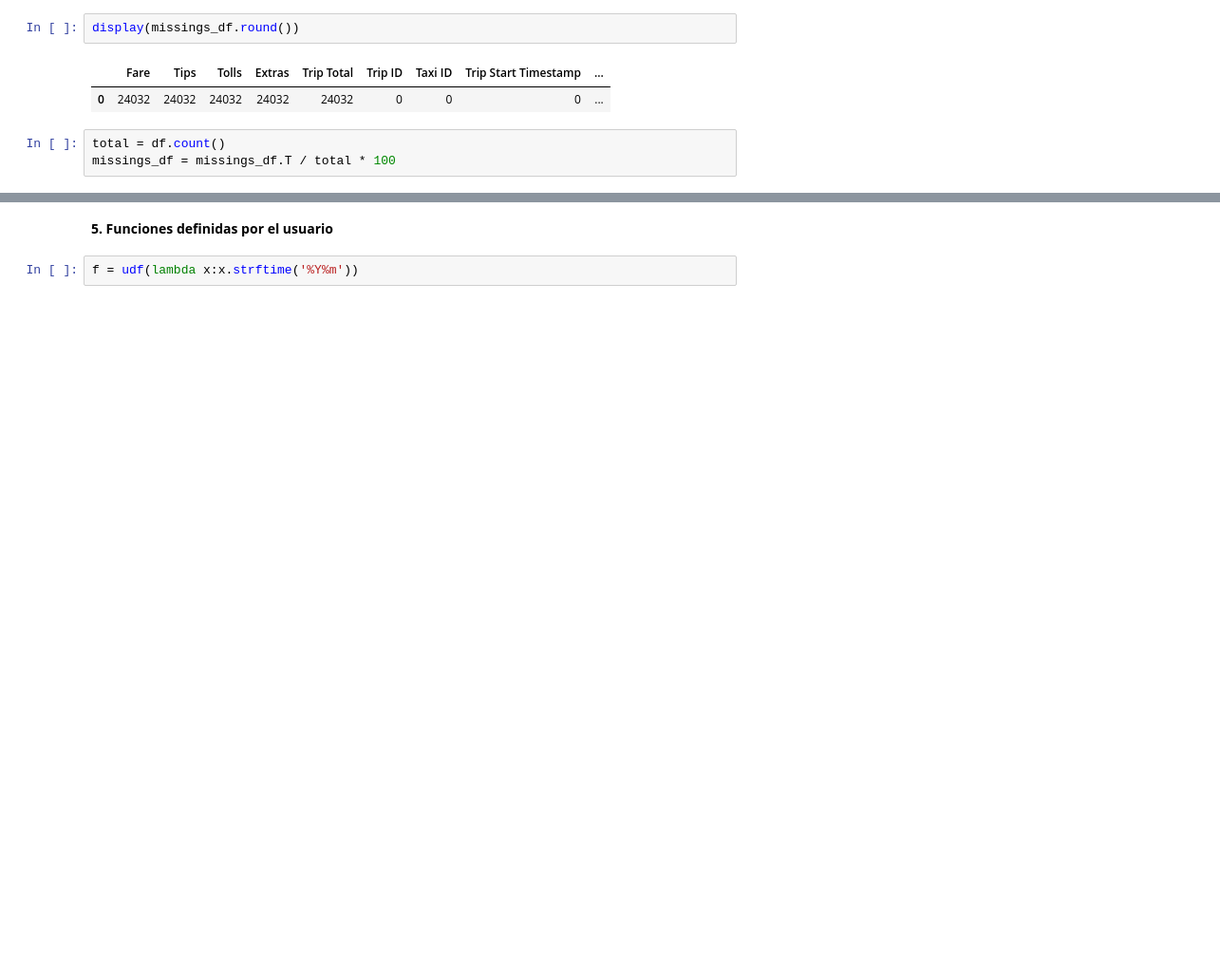
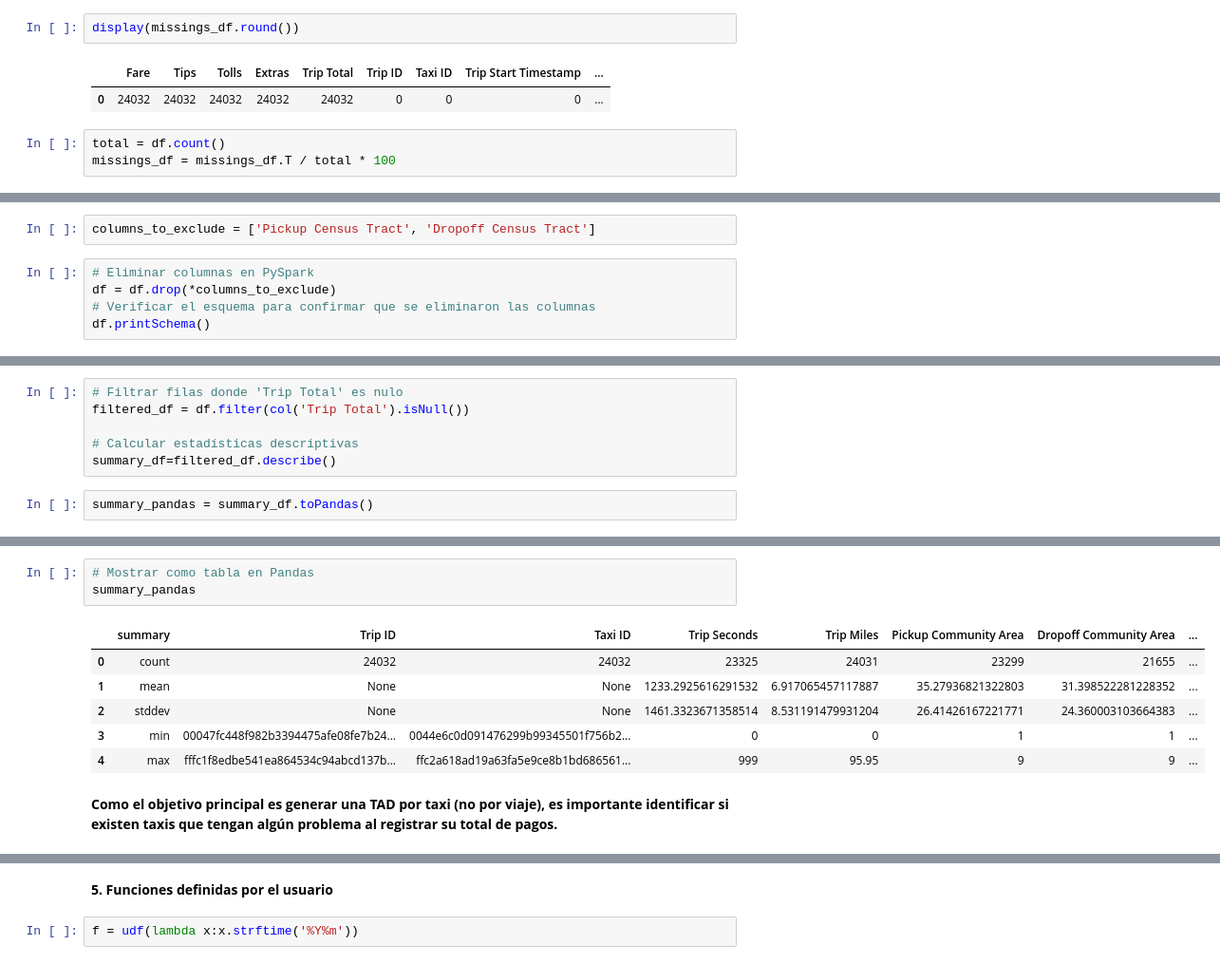
Before and after one commit to cuauhtemocbe/Taxi-GCP-Spark, a Jupyter notebook: Taxis_Trips_Prediction.ipynb, the cells around one changed output, grey strips where cells are left out. Shown at 95% size. Drawn from its saved outputs; the diff is of its cells as text; blank space fills up the shorter version.

```diff
--- a/Taxis_Trips_Prediction.ipynb
+++ b/Taxis_Trips_Prediction.ipynb
@@ -324,0 +306,7 @@ missings_df.reset_index().sort_values(0, ascending=False)
+# %%
+columns_to_exclude = ['Pickup Census Tract', 'Dropoff Census Tract']
+# %%
+# Eliminar columnas en PySpark
+df = df.drop(*columns_to_exclude)
+# Verificar el esquema para confirmar que se eliminaron las columnas
+df.printSchema()
@@ -324,0 +385,8 @@ missings_df.reset_index().sort_values(0, ascending=False)
+# %%
+# Filtrar filas donde 'Trip Total' es nulo
+filtered_df = df.filter(col('Trip Total').isNull())
+
+# Calcular estadísticas descriptivas
+summary_df=filtered_df.describe()
+# %%
+summary_pandas = summary_df.toPandas()
@@ -324,0 +401,12 @@ missings_df.reset_index().sort_values(0, ascending=False)
+# %%
+# Mostrar como tabla en Pandas
+summary_pandas
+# %% [output]
+|  | summary | Trip ID | Taxi ID | Trip Seconds | Trip Miles | Pickup Community Area | Dropoff Community Area | ... |
+| 0 | count | 24032 | 24032 | 23325 | 24031 | 23299 | 21655 | ... |
+| 1 | mean | None | None | 1233.2925616291532 | 6.917065457117887 | 35.27936821322803 | 31.398522281228352 | ... |
+| 2 | stddev | None | None | 1461.3323671358514 | 8.531191479931204 | 26.41426167221771 | 24.360003103664383 | ... |
+| 3 | min | 00047fc448f982b3394475afe08fe7b24... | 0044e6c0d091476299b99345501f756b2... | 0 | 0 | 1 | 1 | ... |
+| 4 | max | fffc1f8edbe541ea864534c94abcd137b... | ffc2a618ad19a63fa5e9ce8b1bd686561... | 999 | 95.95 | 9 | 9 | ... |
+# %% [markdown]
+**Como el objetivo principal es generar una TAD por taxi (no por viaje), es importante identificar si existen taxis que tengan algún problema al registrar su total de pagos.**
```
Also changed, not shown: parts of 92 cells of this notebook.
